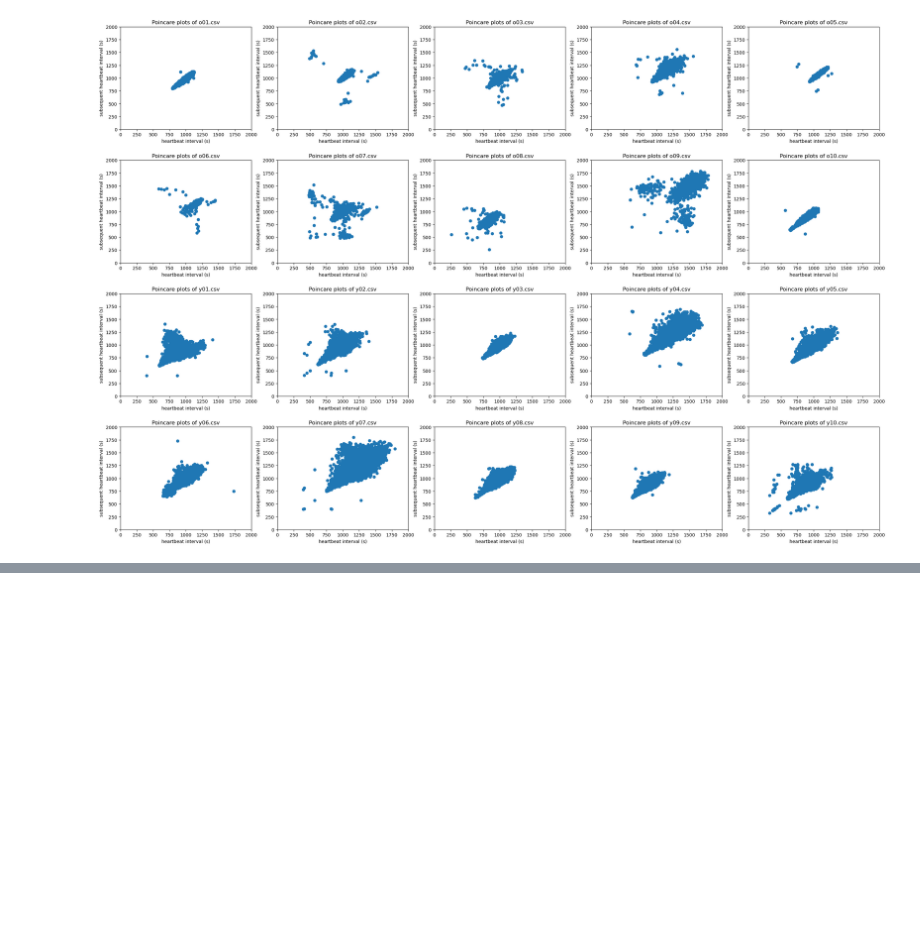
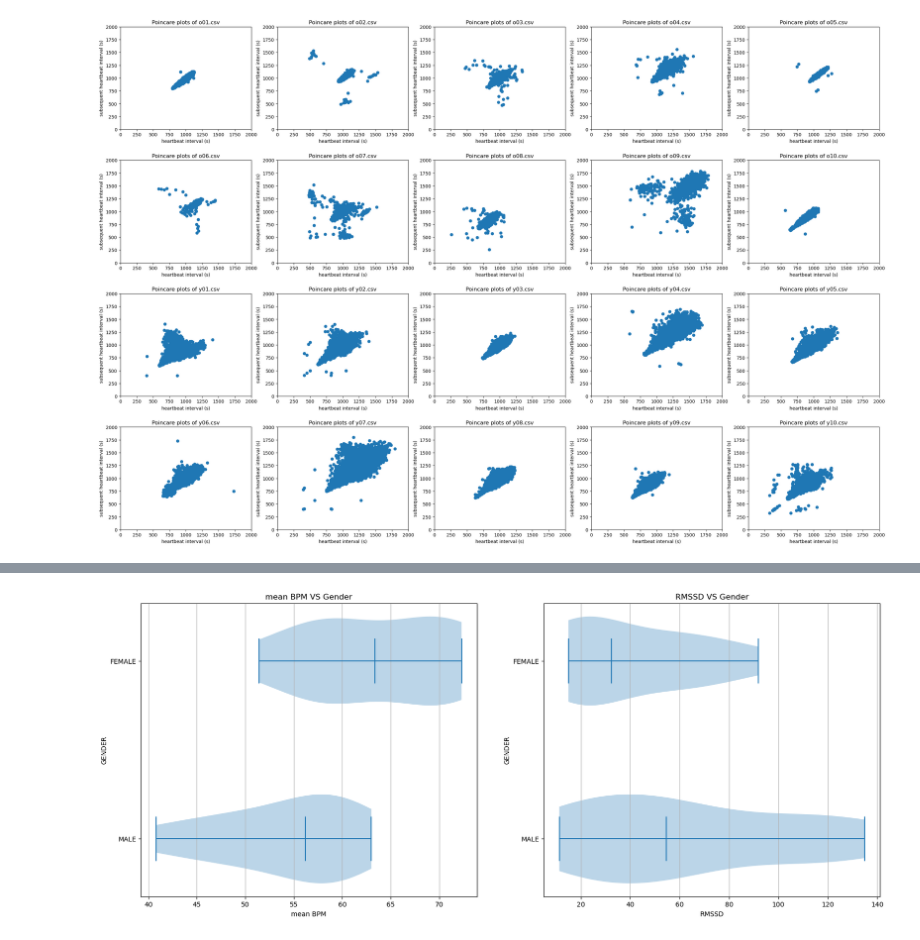
Before and after one commit to DraesonFang/HRV-Analysis, a Jupyter notebook: HRV_analysis.ipynb, the cells around one changed output, grey strips where cells are left out. Cells and saved outputs as stored; diff of their text form; code cells hidden in the pictures; blank space fills up the shorter version.

```diff
--- a/HRV_analysis.ipynb
+++ b/HRV_analysis.ipynb
@@ -106,0 +188,22 @@ TypeError: ufunc 'divide' not supported for the input types, and the inputs coul
+# %%
+# filter the gender group of mean bpm and rmssd
+gender_group_mean_bpm = [hrv_df[hrv_df['gender']=='M']['mean_bpm'],hrv_df[hrv_df['gender']=='F']['mean_bpm']]
+gender_group_rmssd = [hrv_df[hrv_df['gender']=='M']['rmssd'],hrv_df[hrv_df['gender']=='F']['rmssd']]
+
+# visualise them with violin plot
+fig,ax = plt.subplots(1,2,figsize = (20,8))
+ax[0].violinplot(gender_group_mean_bpm, showmedians=True,vert= False)
+ax[0].set_title('mean BPM VS Gender')
+ax[0].set_yticks([1,2],['MALE','FEMALE'])
+ax[0].set_xlabel('mean BPM')
+ax[0].set_ylabel('GENDER')
+ax[0].grid(axis='x')
+ax[1].violinplot(gender_group_rmssd, showmedians=True,vert= False)
+ax[1].set_title('RMSSD VS Gender')
+ax[1].set_yticks([1,2],['MALE','FEMALE'])
+ax[1].set_xlabel('RMSSD')
+ax[1].set_ylabel('GENDER')
+ax[1].grid(axis='x')
+plt.show()
+# %% [output]
+[figure, added]
```
Also changed, not shown: parts of 19 cells of this notebook.
